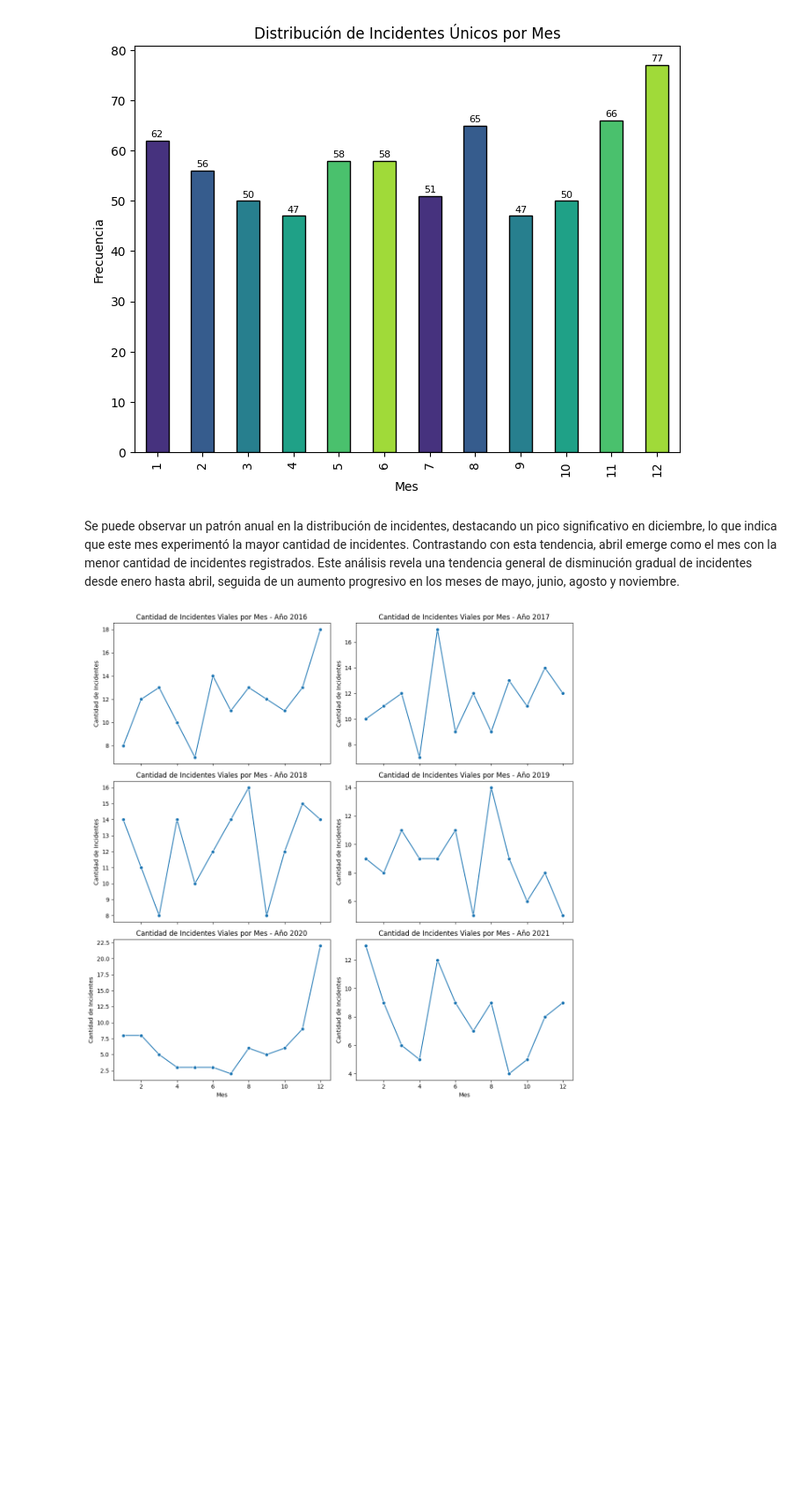
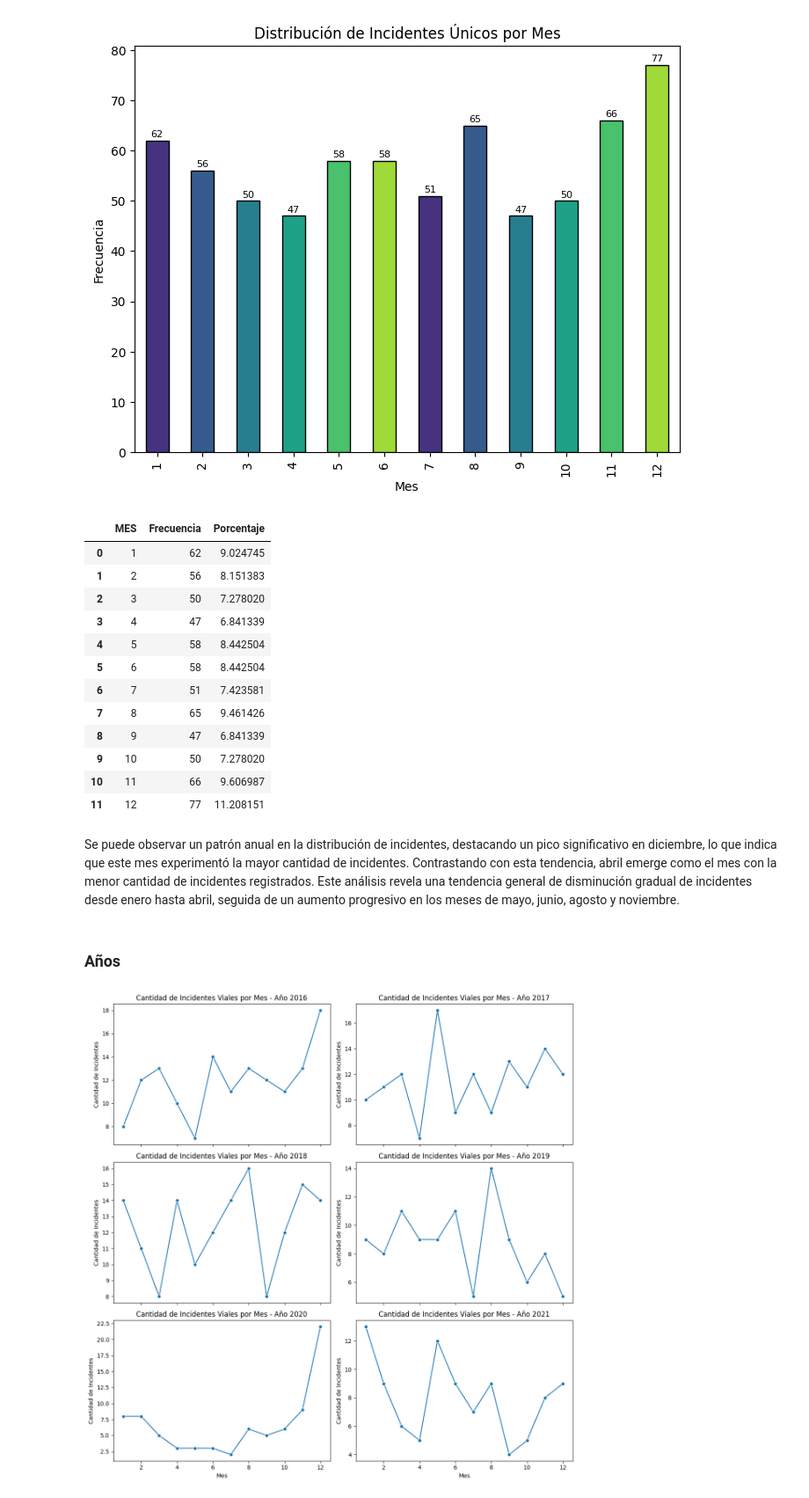
Before and after one commit to ASGuzman/PI2_Siniestros_Viales, a Jupyter notebook: EDA.ipynb, the cells around one changed output. Shown at 88% size. Drawn from its saved outputs; the diff is of its cells as text; code cells hidden in the pictures; blank space fills up the shorter version.

```diff
--- a/EDA.ipynb
+++ b/EDA.ipynb
@@ -214,8 +215,35 @@ for p in a2.patches:
 plt.show()
 # %% [output]
 [figure]
+# %%
+total_incidentes_mes = np.sum(incidentes_por_mes)
+porcentajes_mes = (incidentes_por_mes/ total_incidentes_mes) * 100
+
+df_mes = pd.DataFrame({
+    'MES': incidentes_por_mes.index,
+    'Frecuencia': incidentes_por_mes.values,
+    'Porcentaje': porcentajes_mes.values
+})
+
+df_mes
+# %% [output]
+|  | MES | Frecuencia | Porcentaje |
+| 0 | 1 | 62 | 9.024745 |
+| 1 | 2 | 56 | 8.151383 |
+| 2 | 3 | 50 | 7.278020 |
+| 3 | 4 | 47 | 6.841339 |
+| 4 | 5 | 58 | 8.442504 |
+| 5 | 6 | 58 | 8.442504 |
+| 6 | 7 | 51 | 7.423581 |
+| 7 | 8 | 65 | 9.461426 |
+| 8 | 9 | 47 | 6.841339 |
+| 9 | 10 | 50 | 7.278020 |
+| 10 | 11 | 66 | 9.606987 |
+| 11 | 12 | 77 | 11.208151 |
 # %% [markdown]
 Se puede observar un patrón anual en la distribución de incidentes, destacando un pico significativo en diciembre, lo que indica que este mes experimentó la mayor cantidad de incidentes. Contrastando con esta tendencia, abril emerge como el mes con la menor cantidad de incidentes registrados. Este análisis revela una tendencia general de disminución gradual de incidentes desde enero hasta abril, seguida de un aumento progresivo en los meses de mayo, junio, agosto y noviembre.
+# %% [markdown]
+### Años
 # %%
 años = df_siniestros["Año"].unique()
 n_filas = (len(años) + 1) // 2
```
Also changed, not shown: parts of 25 cells of this notebook, 1 other file.
